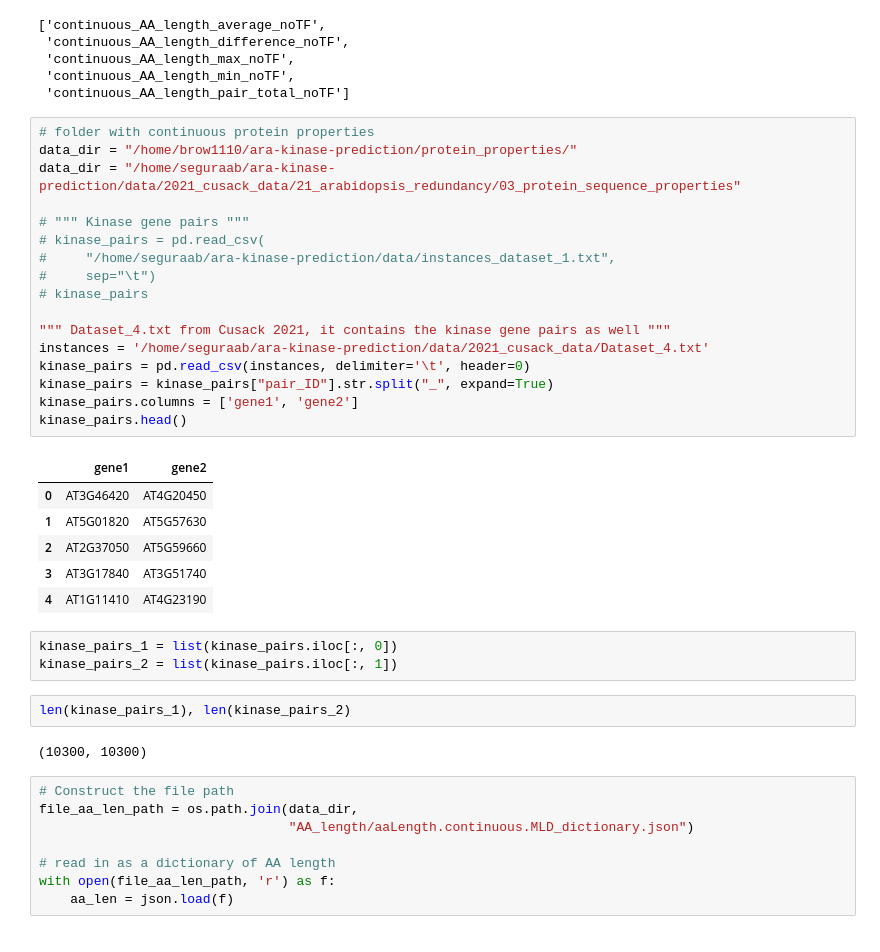
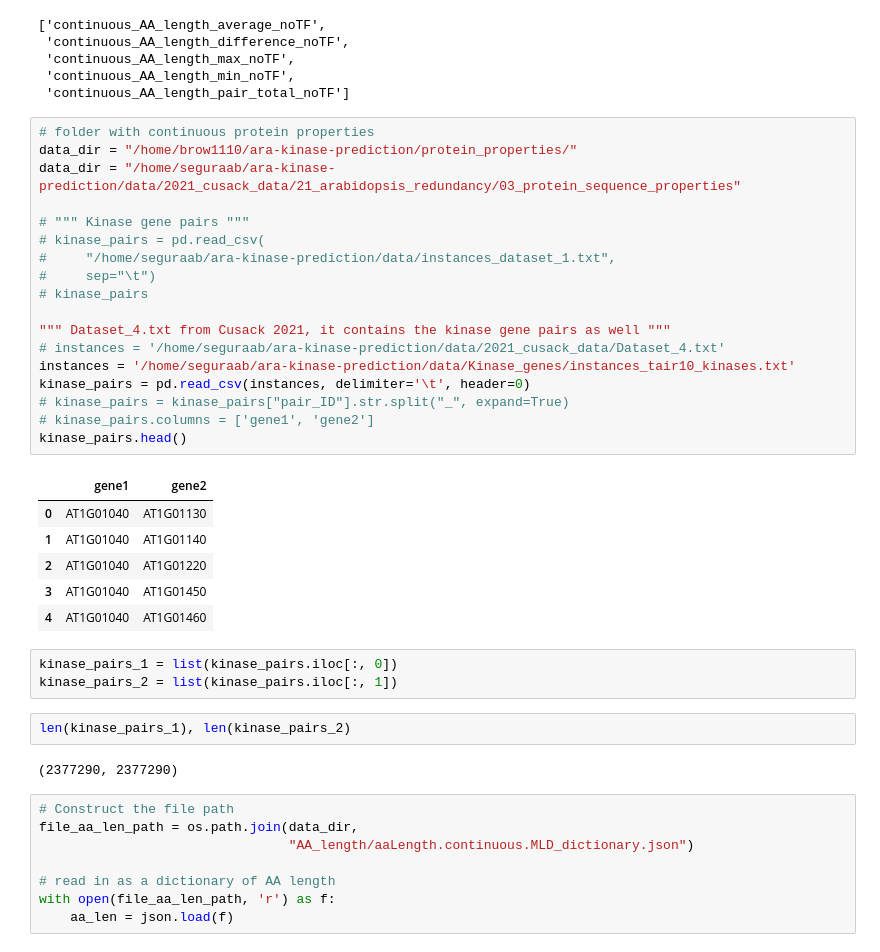
Before and after one commit to ksegaba/ara-kinase-prediction, a Jupyter notebook: code/2c_feature_table_arakinasegenes_continuous_proteinproperties.ipynb, the cells around one changed output. Cells and saved outputs as stored; diff of their text form.

Commit message:
Generated features for all possible TAIR10 kinase gene pairs as long as the genes had data

```diff
--- a/code/2c_feature_table_arakinasegenes_continuous_proteinproperties.ipynb
+++ b/code/2c_feature_table_arakinasegenes_continuous_proteinproperties.ipynb
@@ -199,34 +199,35 @@ aa_len_calcs
 # %%
 # folder with continuous protein properties
 data_dir = "/home/brow1110/ara-kinase-prediction/protein_properties/"
 data_dir = "/home/seguraab/ara-kinase-prediction/data/2021_cusack_data/21_arabidopsis_redundancy/03_protein_sequence_properties"
 
 # """ Kinase gene pairs """
 # kinase_pairs = pd.read_csv(
 #     "/home/seguraab/ara-kinase-prediction/data/instances_dataset_1.txt",
 #     sep="\t")
 # kinase_pairs
 
 """ Dataset_4.txt from Cusack 2021, it contains the kinase gene pairs as well """
-instances = '/home/seguraab/ara-kinase-prediction/data/2021_cusack_data/Dataset_4.txt'
+# instances = '/home/seguraab/ara-kinase-prediction/data/2021_cusack_data/Dataset_4.txt'
+instances = '/home/seguraab/ara-kinase-prediction/data/Kinase_genes/instances_tair10_kinases.txt'
 kinase_pairs = pd.read_csv(instances, delimiter='\t', header=0)
-kinase_pairs = kinase_pairs["pair_ID"].str.split("_", expand=True)
-kinase_pairs.columns = ['gene1', 'gene2']
+# kinase_pairs = kinase_pairs["pair_ID"].str.split("_", expand=True)
+# kinase_pairs.columns = ['gene1', 'gene2']
 kinase_pairs.head()
 # %% [output]
 |  | gene1 | gene2 |
-| 0 | AT3G46420 | AT4G20450 |
-| 1 | AT5G01820 | AT5G57630 |
-| 2 | AT2G37050 | AT5G59660 |
-| 3 | AT3G17840 | AT3G51740 |
-| 4 | AT1G11410 | AT4G23190 |
+| 0 | AT1G01040 | AT1G01130 |
+| 1 | AT1G01040 | AT1G01140 |
+| 2 | AT1G01040 | AT1G01220 |
+| 3 | AT1G01040 | AT1G01450 |
+| 4 | AT1G01040 | AT1G01460 |
 # %%
 kinase_pairs_1 = list(kinase_pairs.iloc[:, 0])
 kinase_pairs_2 = list(kinase_pairs.iloc[:, 1])
 # %%
 len(kinase_pairs_1), len(kinase_pairs_2)
 # %% [output]
-(10300, 10300)
+(2377290, 2377290)
 # %%
 # Construct the file path
 file_aa_len_path = os.path.join(data_dir,
```
Also changed, not shown: parts of 2 cells of this notebook, 6 other files.
